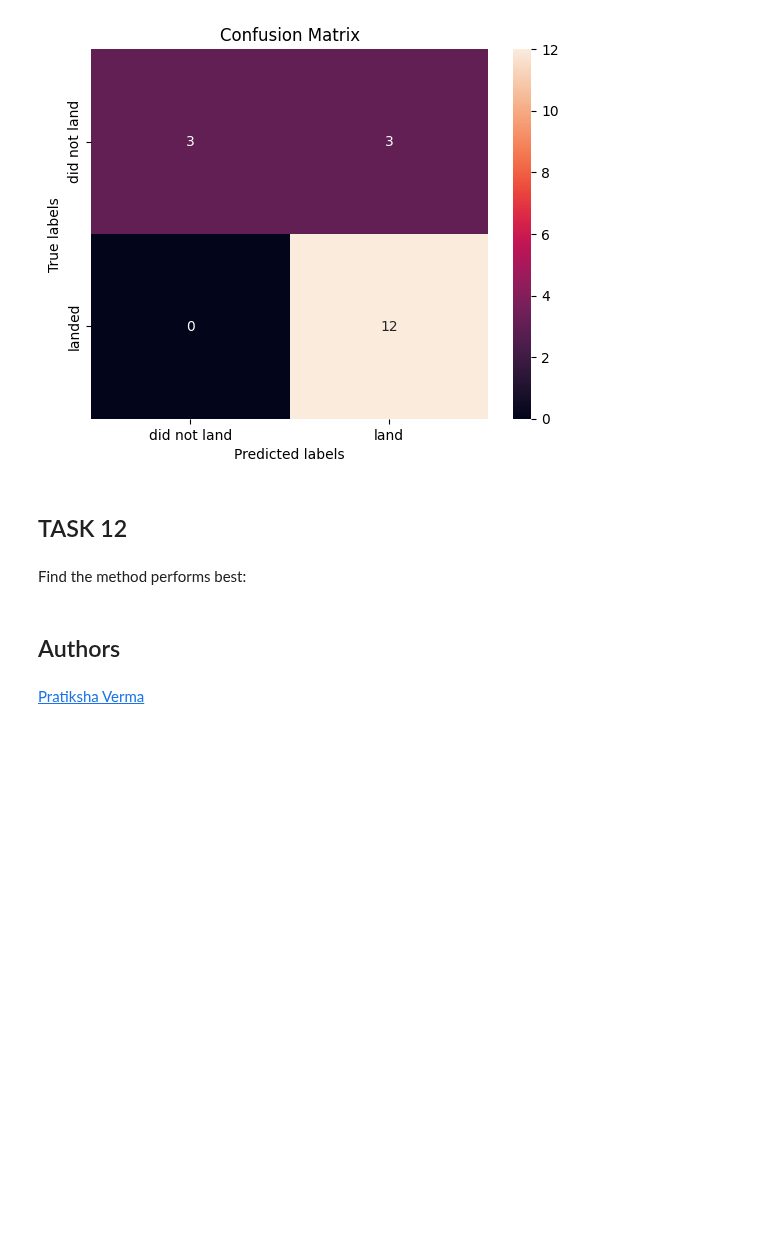
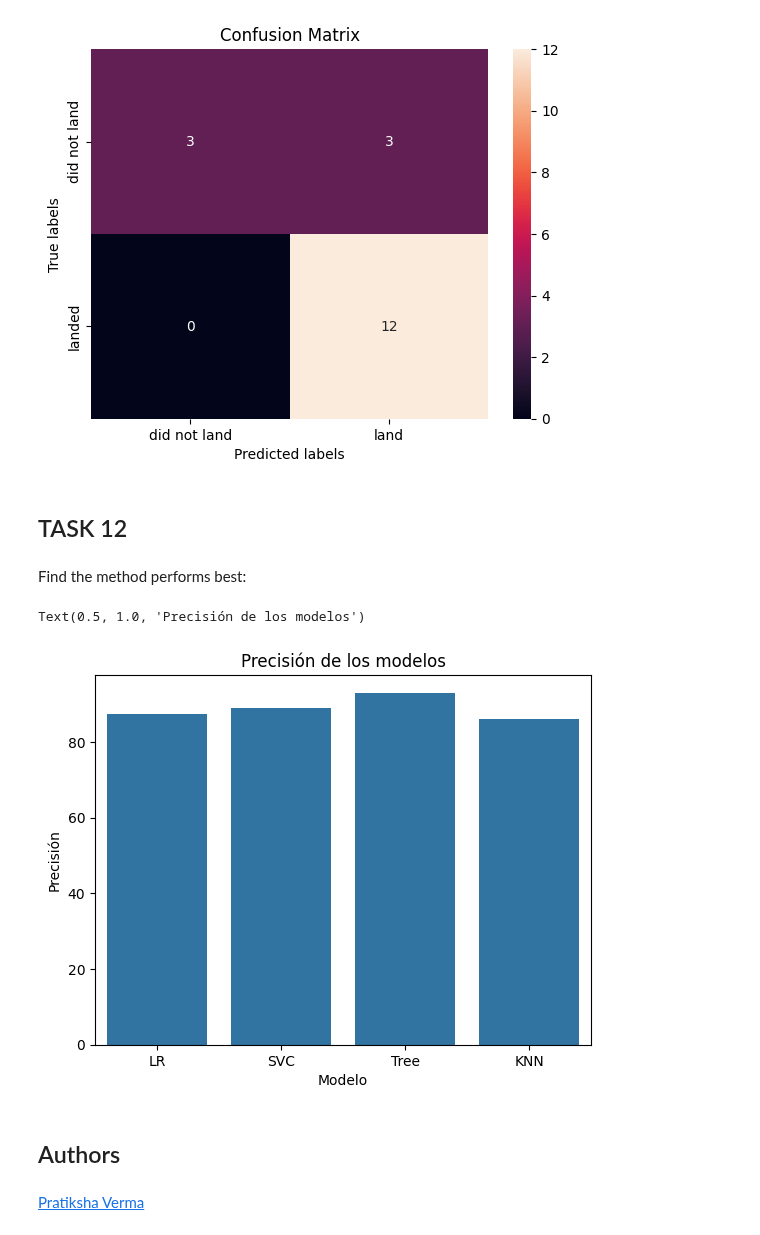
Before and after one commit to IsmaelLaurente/FinalProjectDataScience, a Jupyter notebook: SpaceX_Machine Learning Prediction_Part_5.ipynb, the cells around one changed output. Saved outputs shown, nothing was run; the diff lists cells and outputs as text; code cells hidden in the pictures; blank space fills up the shorter version.

```diff
--- a/SpaceX_Machine Learning Prediction_Part_5.ipynb
+++ b/SpaceX_Machine Learning Prediction_Part_5.ipynb
@@ -397,10 +397,19 @@ plot_confusion_matrix(Y_test,yhat)
 # %% [markdown]
 Find the method performs best:
 # %%
-LR= 87.5
-SVN = 88.88
-Tree = 93.05
-KNN = 86.11
+LR_= 87.5
+SVC_ = 88.88
+Tree_ = 93.05
+KNN_ = 86.11
+# %%
+results = {'Modelo':['LR', 'SVC', 'Tree', 'KNN'], 'Precisión':[LR_, SVC_, Tree_, KNN_]}
+df_result = pd.DataFrame(results)
+
+sns.barplot(x='Modelo', y='Precisión', data=df_result)
+plt.title('Precisión de los modelos')
+# %% [output]
+Text(0.5, 1.0, 'Precisión de los modelos')
+[figure, added]
 # %% [markdown]
 ## Authors
 # %% [markdown]
```
